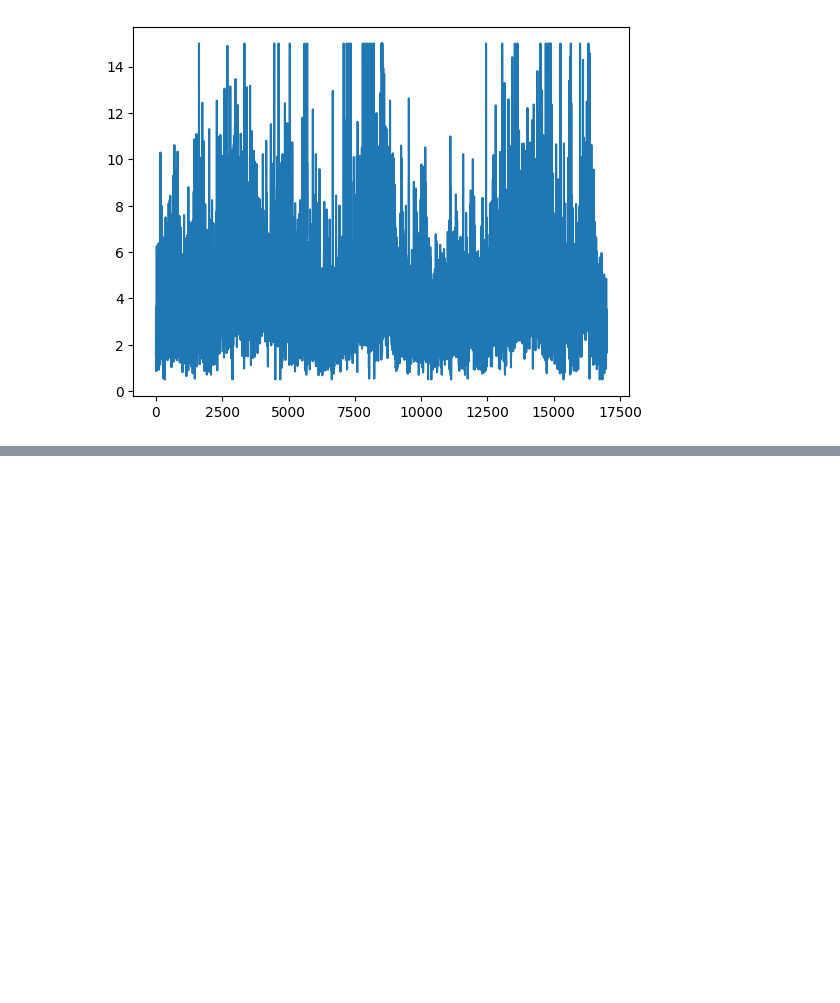
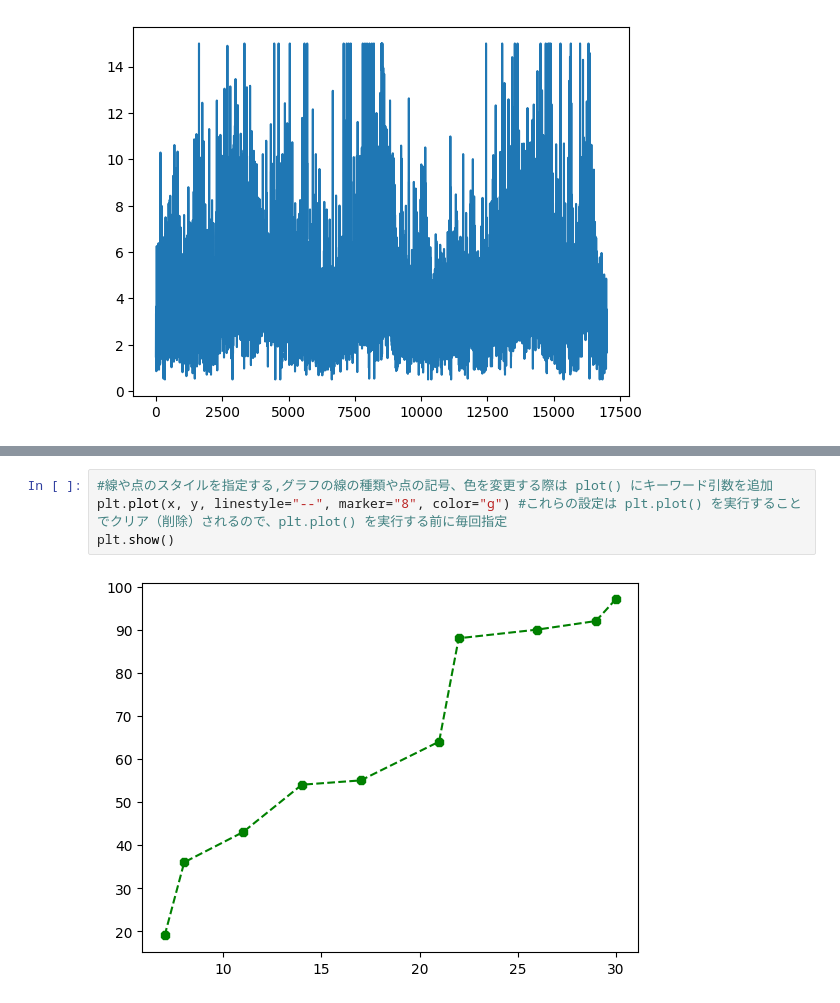
Before and after one commit to NISHIKAWA-3/pythondev, a Jupyter notebook: m-kikuchi13.ipynb, the cells around one changed output, grey strips where cells are left out. Saved outputs shown, nothing was run; the diff lists cells and outputs as text; blank space fills up the shorter version.

```diff
--- a/m-kikuchi13.ipynb
+++ b/m-kikuchi13.ipynb
@@ -52,0 +61,6 @@ plt.show()
+# %%
+#線や点のスタイルを指定する,グラフの線の種類や点の記号、色を変更する際は plot() にキーワード引数を追加
+plt.plot(x, y, linestyle="--", marker="8", color="g") #これらの設定は plt.plot() を実行することでクリア（削除）されるので、plt.plot() を実行する前に毎回指定
+plt.show()
+# %% [output]
+[figure, added]
```
Also changed, not shown: parts of 21 cells of this notebook, 4 other files.
